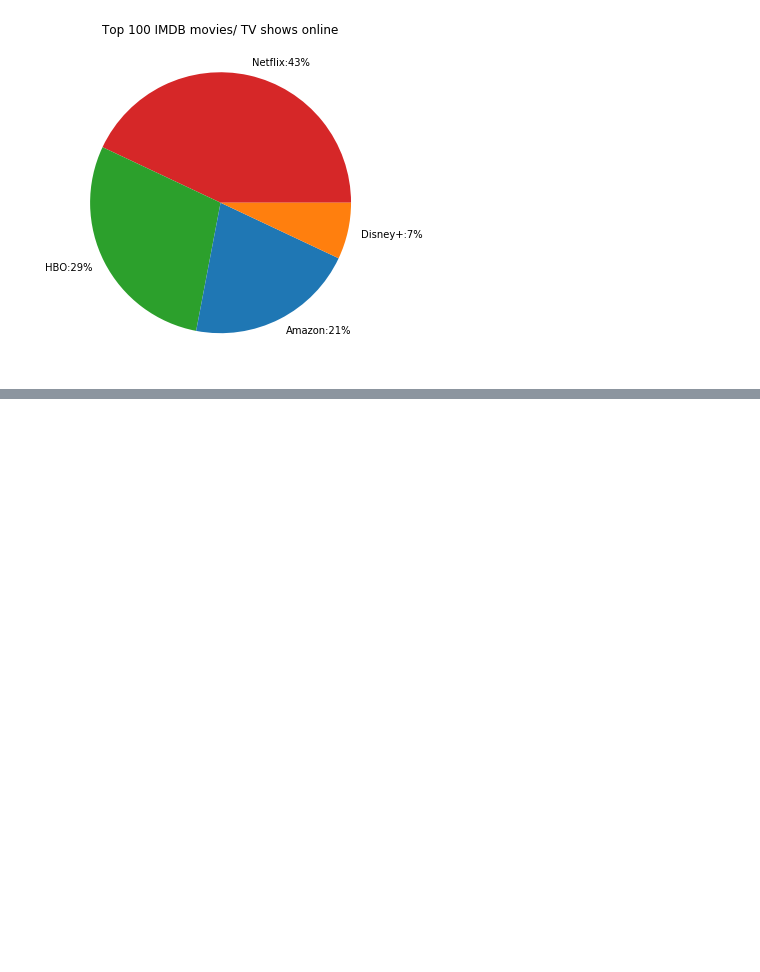
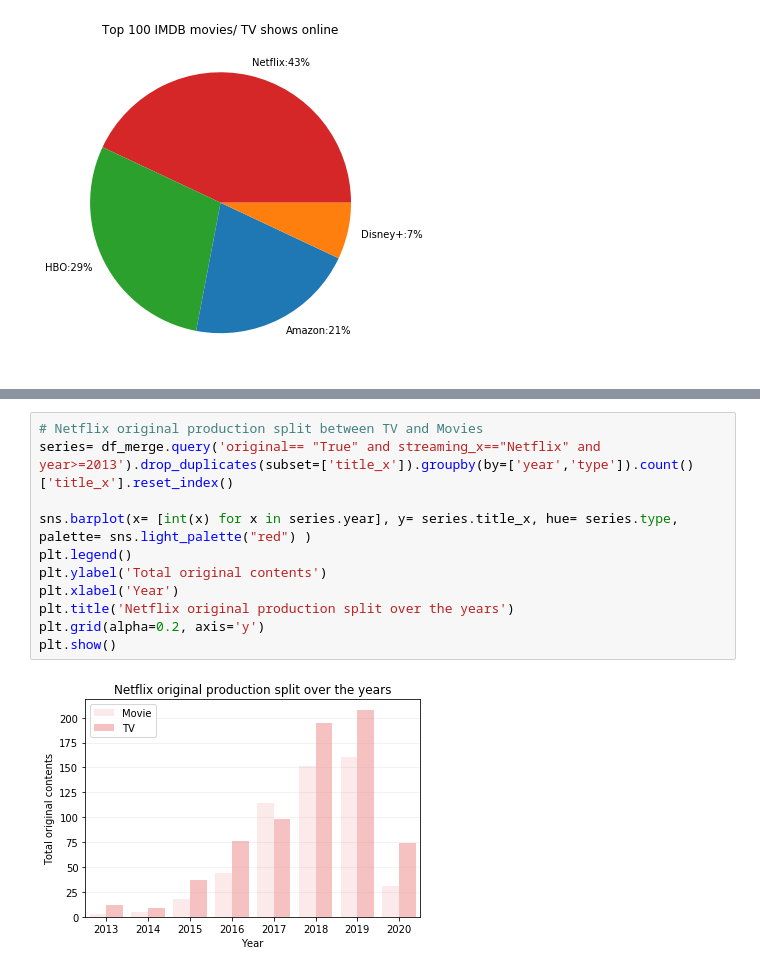
Before and after one commit to srinivasayer4/Netflix-and-Prime-Video-Comparison, a Jupyter notebook: Online Streaming Analysis.ipynb, the cells around one changed output, grey strips where cells are left out. Drawn from its saved outputs; the diff is of its cells as text; blank space fills up the shorter version.

```diff
--- a/Online Streaming Analysis.ipynb
+++ b/Online Streaming Analysis.ipynb
@@ -958,0 +978,13 @@ plt.show()
+# %%
+# Netflix original production split between TV and Movies
+series= df_merge.query('original== "True" and streaming_x=="Netflix" and year>=2013').drop_duplicates(subset=['title_x']).groupby(by=['year','type']).count()['title_x'].reset_index()
+
+sns.barplot(x= [int(x) for x in series.year], y= series.title_x, hue= series.type, palette= sns.light_palette("red") )
+plt.legend()
+plt.ylabel('Total original contents')
+plt.xlabel('Year')
+plt.title('Netflix original production split over the years')
+plt.grid(alpha=0.2, axis='y')
+plt.show()
+# %% [output]
+[figure, added]
```
Also changed, not shown: parts of 13 cells of this notebook.
